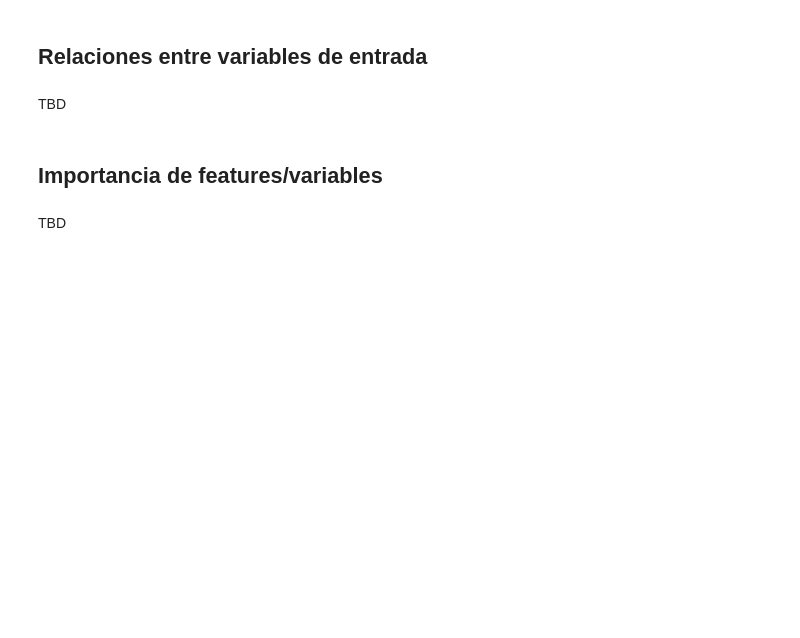
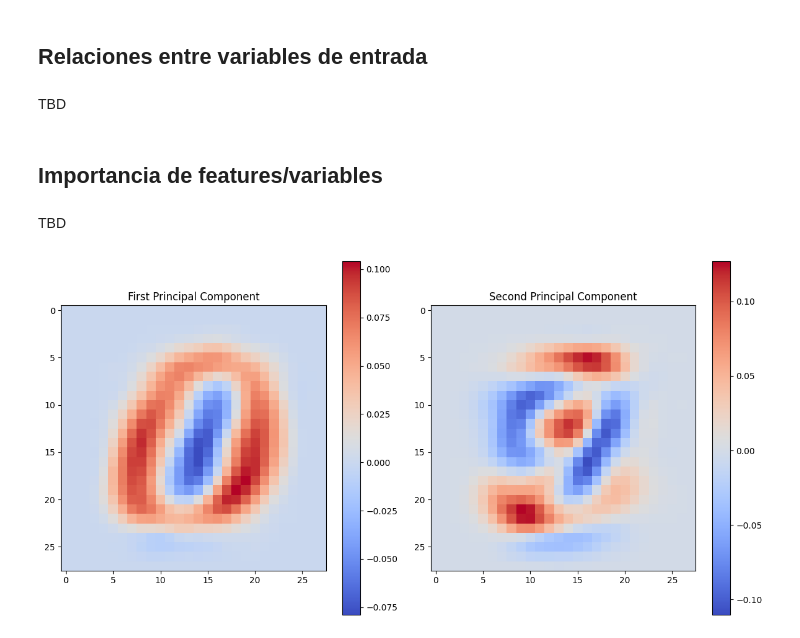
Before and after one commit to milton-lopez/analisis_d, a Jupyter notebook: src/AdD_a14_GRUPO_LOPEZ.ipynb, the cells around one changed output. Drawn from its saved outputs; the diff is of its cells as text; code cells hidden in the pictures; blank space fills up the shorter version.

```diff
--- a/src/AdD_a14_GRUPO_LOPEZ.ipynb
+++ b/src/AdD_a14_GRUPO_LOPEZ.ipynb
@@ -358,3 +359,41 @@ TBD
 ## Importancia de features/variables
 # %% [markdown]
 TBD
+# %%
+import numpy as np
+import matplotlib.pyplot as plt
+from sklearn.decomposition import PCA
+from sklearn.datasets import fetch_openml
+
+# Load a subset of the MNIST dataset
+mnist = fetch_openml('mnist_784', version=1, as_frame=False)
+X, y = mnist.data[:5000], mnist.target[:5000]  # Use a subset for faster computation
+
+# Perform PCA
+pca = PCA(n_components=2)
+X_pca = pca.fit_transform(X)
+
+# The components
+first_component = pca.components_[0]
+second_component = pca.components_[1]
+
+# Reshape for plotting
+first_component_image = first_component.reshape(28, 28)
+second_component_image = second_component.reshape(28, 28)
+
+# Plotting the first and second principal components
+plt.figure(figsize=(12, 6))
+plt.subplot(1, 2, 1)
+plt.imshow(first_component_image, cmap='coolwarm', interpolation='none')
+plt.title('First Principal Component')
+plt.colorbar()
+
+plt.subplot(1, 2, 2)
+plt.imshow(second_component_image, cmap='coolwarm', interpolation='none')
+plt.title('Second Principal Component')
+plt.colorbar()
+
+plt.tight_layout()
+plt.show()
+# %% [output]
+[figure, added]
```
Also changed, not shown: parts of 3 cells of this notebook.
